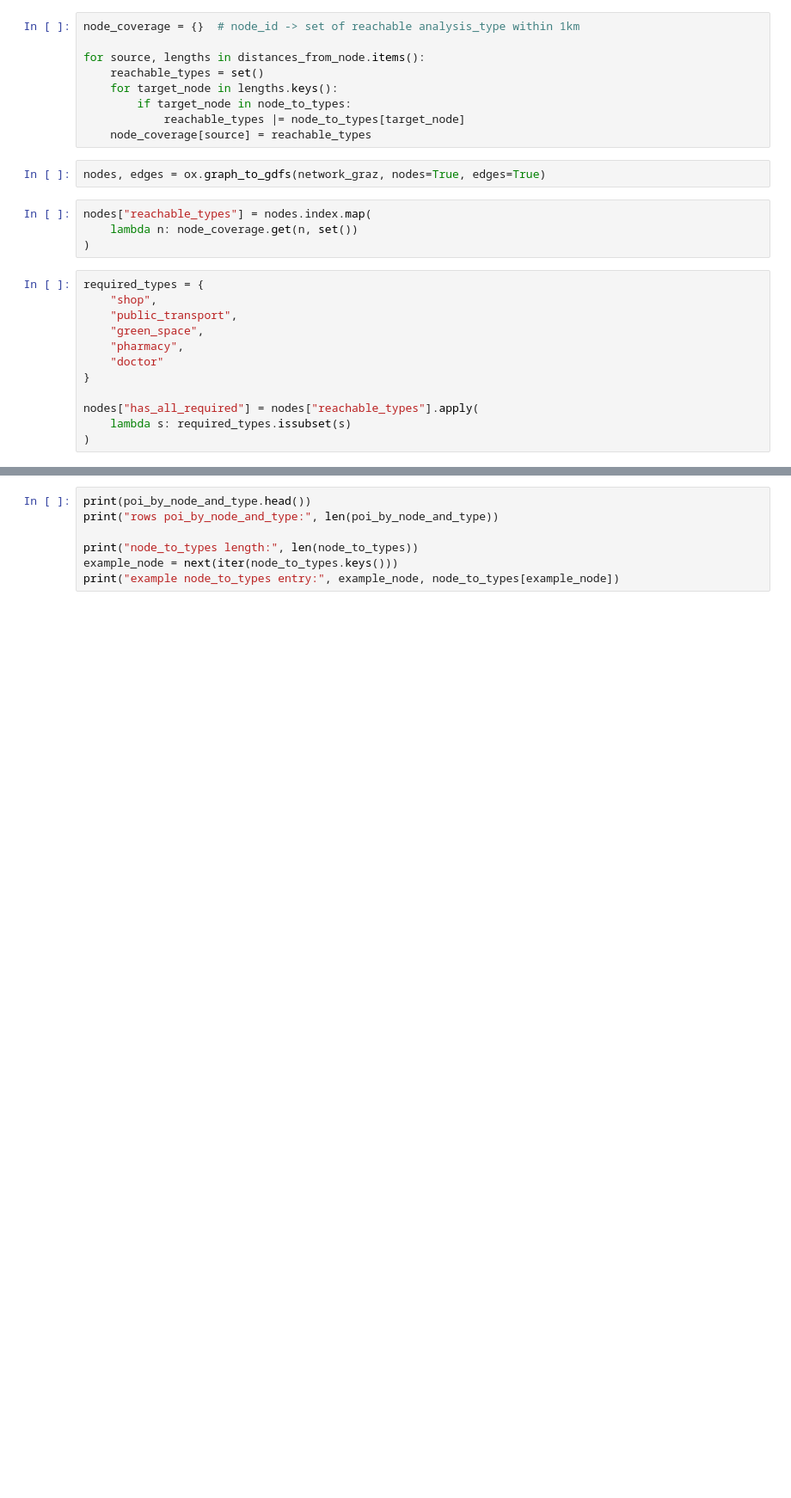
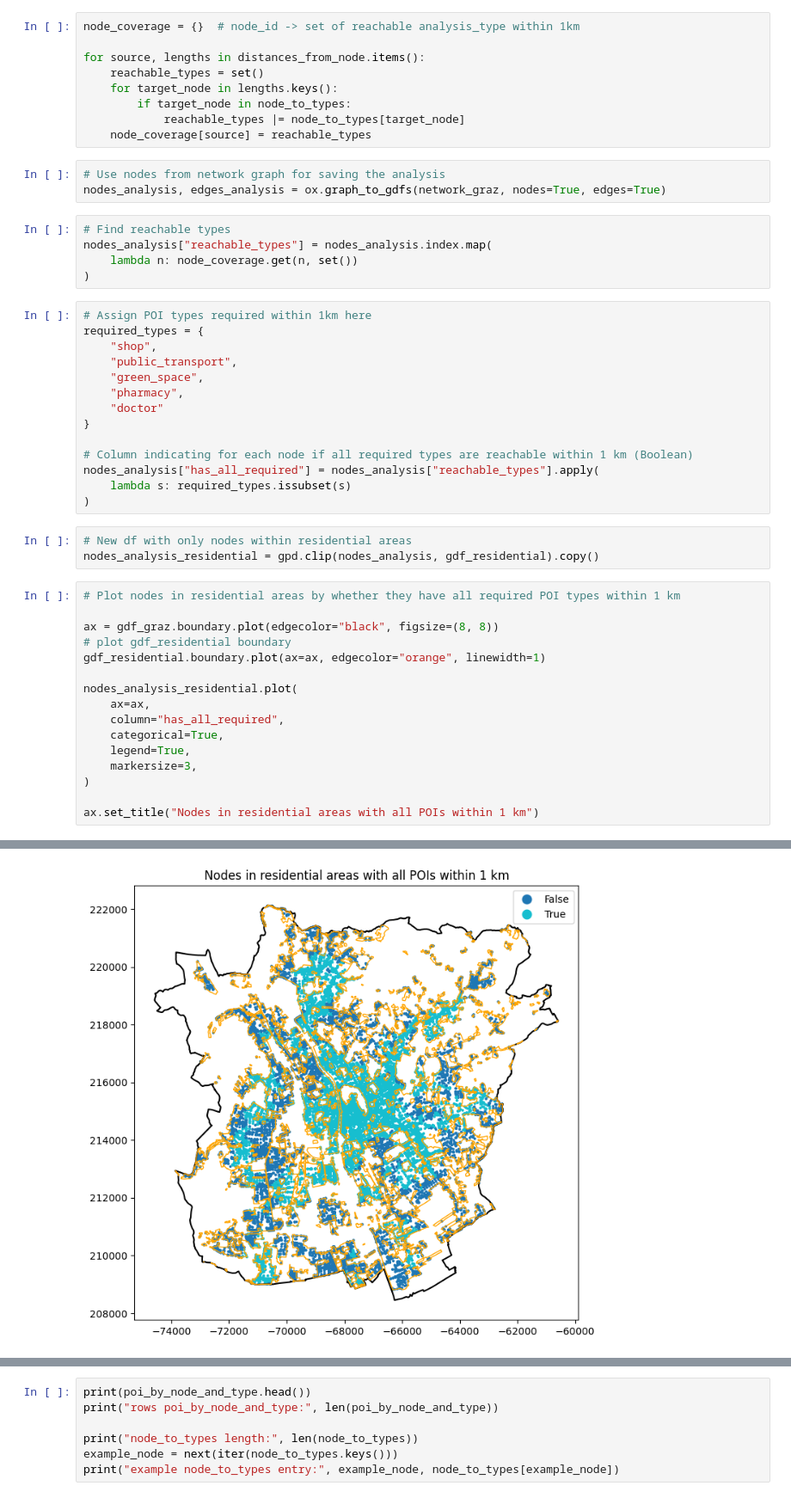
Before and after one commit to VitaDuit/GIS2_Group3_FinalProject, a Jupyter notebook: Group3_FinalProject.ipynb, the cells around one changed output, grey strips where cells are left out. Shown at 86% size. Drawn from its saved outputs; the diff is of its cells as text; blank space fills up the shorter version.

```diff
--- a/Group3_FinalProject.ipynb
+++ b/Group3_FinalProject.ipynb
@@ -643,12 +653,15 @@ for source, lengths in distances_from_node.items():
             reachable_types |= node_to_types[target_node]
     node_coverage[source] = reachable_types
 # %%
-nodes, edges = ox.graph_to_gdfs(network_graz, nodes=True, edges=True)
+# Use nodes from network graph for saving the analysis
+nodes_analysis, edges_analysis = ox.graph_to_gdfs(network_graz, nodes=True, edges=True)
 # %%
-nodes["reachable_types"] = nodes.index.map(
+# Find reachable types
+nodes_analysis["reachable_types"] = nodes_analysis.index.map(
     lambda n: node_coverage.get(n, set())
 )
 # %%
+# Assign POI types required within 1km here
 required_types = {
     "shop",
     "public_transport",
@@ -657,6 +670,27 @@ required_types = {
     "doctor"
 }
 
-nodes["has_all_required"] = nodes["reachable_types"].apply(
+# Column indicating for each node if all required types are reachable within 1 km (Boolean)
+nodes_analysis["has_all_required"] = nodes_analysis["reachable_types"].apply(
     lambda s: required_types.issubset(s)
 )
+# %%
+# New df with only nodes within residential areas
+nodes_analysis_residential = gpd.clip(nodes_analysis, gdf_residential).copy()
+# %%
+# Plot nodes in residential areas by whether they have all required POI types within 1 km
+
+ax = gdf_graz.boundary.plot(edgecolor="black", figsize=(8, 8))
+# plot gdf_residential boundary
+gdf_residential.boundary.plot(ax=ax, edgecolor="orange", linewidth=1)
+
+nodes_analysis_residential.plot(
+    ax=ax,
+    column="has_all_required",
+    categorical=True,
+    legend=True,
+    markersize=3,
+)
+
+ax.set_title("Nodes in residential areas with all POIs within 1 km")
+# %% [output]
@@ -662,0 +698 @@ nodes["has_all_required"] = nodes["reachable_types"].apply(
+[figure, added]
```
Also changed, not shown: parts of 27 cells of this notebook.
